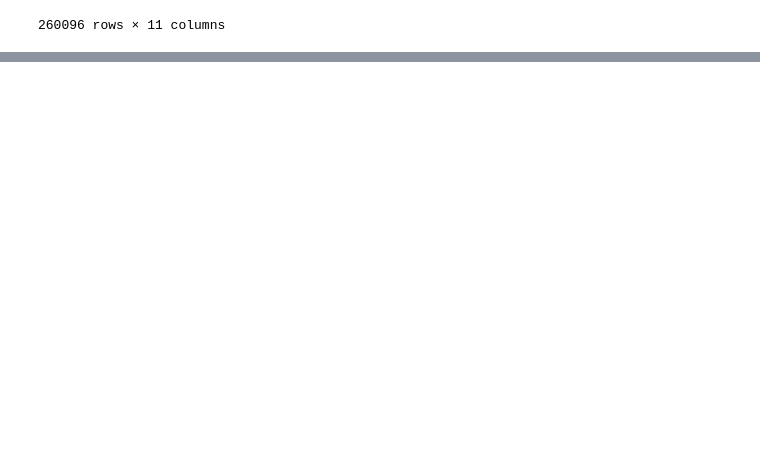
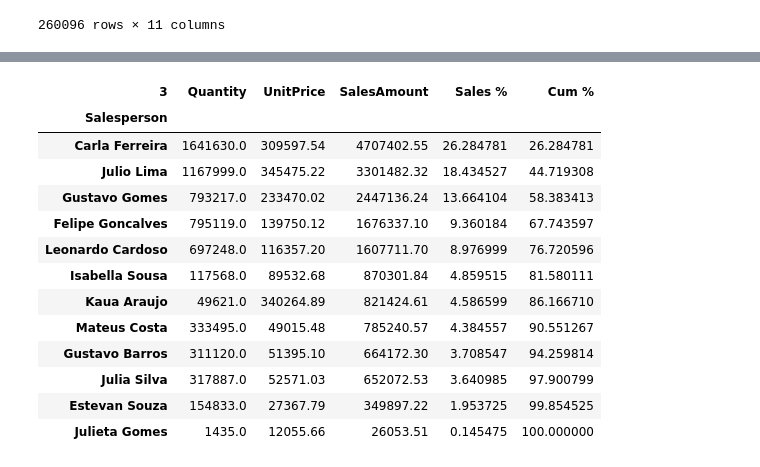
Before and after one commit to rogerloh-acc/Fun-Projects, a Jupyter notebook: Demo/Sales Performance/Sales.ipynb, the cells around one changed output, grey strips where cells are left out. Saved outputs shown, nothing was run; the diff lists cells and outputs as text; code cells hidden in the pictures; blank space fills up the shorter version.

```diff
--- a/Demo/Sales Performance/Sales.ipynb
+++ b/Demo/Sales Performance/Sales.ipynb
@@ -86,0 +127,21 @@ df.describe()
+# %%
+salesperson = df.groupby ("Salesperson").sum()
+salesperson.sort_values ("SalesAmount", ascending = False, inplace = True)
+salesperson ["Sales %"] = salesperson ["SalesAmount"] / salesperson ["SalesAmount"].sum () * 100
+salesperson ["Cum %"] = salesperson ["Sales %"].cumsum()
+salesperson
+# %% [output]
+| 3 | Quantity | UnitPrice | SalesAmount | Sales % | Cum % |
+| Salesperson |  |  |  |  |  |
+| Carla Ferreira | 1641630.0 | 309597.54 | 4707402.55 | 26.284781 | 26.284781 |
+| Julio Lima | 1167999.0 | 345475.22 | 3301482.32 | 18.434527 | 44.719308 |
+| Gustavo Gomes | 793217.0 | 233470.02 | 2447136.24 | 13.664104 | 58.383413 |
+| Felipe Goncalves | 795119.0 | 139750.12 | 1676337.10 | 9.360184 | 67.743597 |
+| Leonardo Cardoso | 697248.0 | 116357.20 | 1607711.70 | 8.976999 | 76.720596 |
+| Isabella Sousa | 117568.0 | 89532.68 | 870301.84 | 4.859515 | 81.580111 |
+| Kaua Araujo | 49621.0 | 340264.89 | 821424.61 | 4.586599 | 86.166710 |
+| Mateus Costa | 333495.0 | 49015.48 | 785240.57 | 4.384557 | 90.551267 |
+| Gustavo Barros | 311120.0 | 51395.10 | 664172.30 | 3.708547 | 94.259814 |
+| Julia Silva | 317887.0 | 52571.03 | 652072.53 | 3.640985 | 97.900799 |
+| Estevan Souza | 154833.0 | 27367.79 | 349897.22 | 1.953725 | 99.854525 |
+| Julieta Gomes | 1435.0 | 12055.66 | 26053.51 | 0.145475 | 100.000000 |
```
Also changed, not shown: parts of 3 cells of this notebook.
